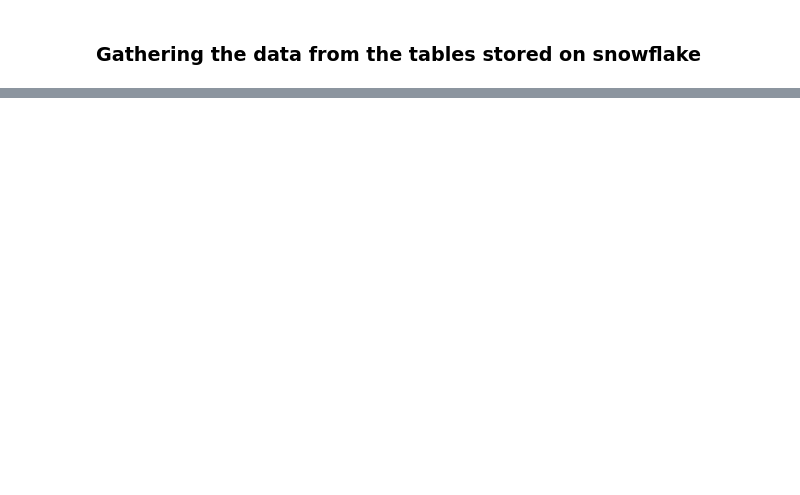
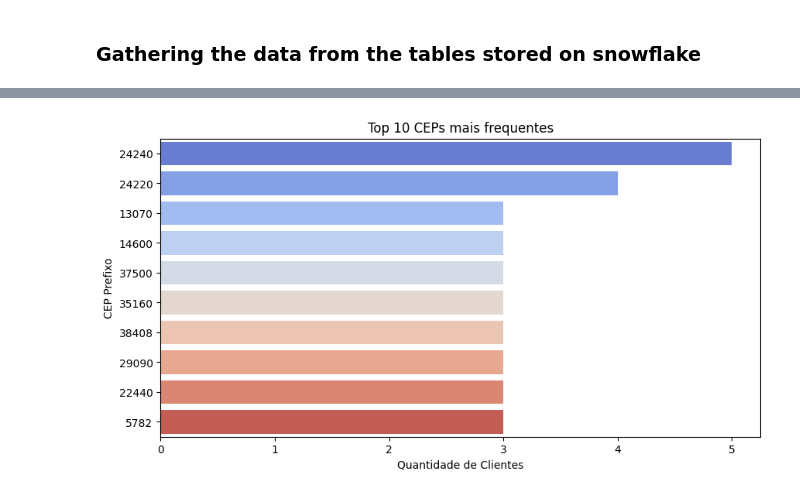
Before and after one commit to DaviSiq/DataAnalytics-ML, a Jupyter notebook: notebooks/eda.ipynb, the cells around one changed output, grey strips where cells are left out. Saved outputs shown, nothing was run; the diff lists cells and outputs as text; code cells hidden in the pictures; blank space fills up the shorter version.

Commit message:
feat: adding univariate analysis of customers_refined and categoric/numeric columns of Orders_refined

```diff
--- a/notebooks/eda.ipynb
+++ b/notebooks/eda.ipynb
@@ -61,0 +90,90 @@ memory usage: 47.0+ KB
+# %%
+import matplotlib.pyplot as plt
+import seaborn as sns
+
+# ============================
+# Separar variáveis numéricas e categóricas
+# ============================
+num_cols = df.select_dtypes(include=['int64', 'float64']).columns.tolist()
+cat_cols = df.select_dtypes(include=['object']).columns.tolist()
+
+# Se o zip code estiver como numérico, tratamos como string
+if 'customer_zip_code_prefix' in num_cols:
+    df['customer_zip_code_prefix'] = df['customer_zip_code_prefix'].astype(str)
+    num_cols.remove('customer_zip_code_prefix')
+    cat_cols.append('customer_zip_code_prefix')
+
+print("Variáveis numéricas:", num_cols)
+print("Variáveis categóricas:", cat_cols)
+
+# ============================
+# 1. Análise univariada - Zip Code Prefix (agora categórico)
+# ============================
+if 'customer_zip_code_prefix' in cat_cols:
+    top_zips = df['customer_zip_code_prefix'].value_counts().head(10)
+    plt.figure(figsize=(10,5))
+    sns.barplot(x=top_zips.values, y=top_zips.index, palette="coolwarm")
+    plt.title("Top 10 CEPs mais frequentes")
+    plt.xlabel("Quantidade de Clientes")
+    plt.ylabel("CEP Prefixo")
+    plt.show()
+
+# ============================
+# 2. Análise univariada - Cidades
+# ============================
+if 'customer_city' in cat_cols:
+    top_cities = df['customer_city'].value_counts().head(10)
+    plt.figure(figsize=(10,5))
+    sns.barplot(x=top_cities.values, y=top_cities.index, palette="viridis")
+    plt.title("Top 10 Cidades com Mais Pedidos")
+    plt.xlabel("Quantidade de Clientes")
+    plt.ylabel("Cidade")
+    plt.show()
+
+# ============================
+# 3. Análise univariada - Estados
+# ============================
+if 'customer_state' in cat_cols:
+    top_states = df['customer_state'].value_counts()
+    plt.figure(figsize=(10,5))
+    sns.barplot(x=top_states.values, y=top_states.index, palette="magma")
+    plt.title("Clientes por Estado")
+    plt.xlabel("Quantidade de Clientes")
+    plt.ylabel("Estado")
+    plt.show()
+
+
+# ============================
+# 4. Proporção de clientes por estado
+# ============================
+if 'customer_state' in cat_cols:
+    state_counts = df['customer_state'].value_counts()
+    state_percent = (state_counts / state_counts.sum()) * 100
+
+    # DataFrame para visualização
+    state_df = pd.DataFrame({
+        'Estado': state_counts.index,
+        'Clientes': state_counts.values,
+        'Percentual (%)': state_percent.values
+    })
+
+    # Ordenar por percentual
+    state_df = state_df.sort_values(by='Percentual (%)', ascending=False)
+
+    # Exibir tabela
+    print("\n📊 Proporção de clientes por estado:")
+    print(state_df.to_string(index=False, formatters={'Percentual (%)': '{:.2f}'.format}))
+
+    # Gráfico de pizza
+    plt.figure(figsize=(8,8))
+    plt.pie(
+        state_df['Clientes'],
+        labels=state_df['Estado'],
+        autopct='%1.1f%%',
+        startangle=90,
+        colors=sns.color_palette("pastel", len(state_df))
+    )
+    plt.title("Proporção de Clientes por Estado")
+    plt.axis('equal')  # garante que o gráfico seja um círculo
+    plt.show()
+# %% [output]
@@ -61,0 +185 @@ memory usage: 47.0+ KB
+[figure, added]
```
Also changed, not shown: parts of 6 cells of this notebook.
